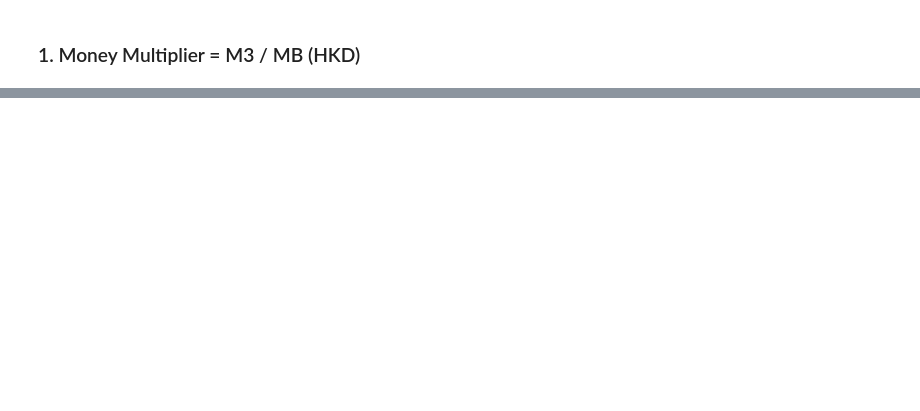
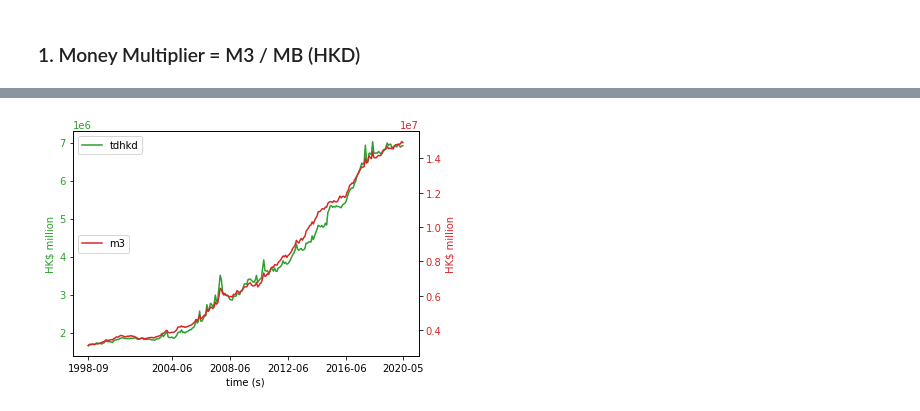
Before and after one commit to cyywu/FintechColab, a Jupyter notebook: colab/Financial_Data_Visualizer.ipynb, the cells around one changed output, grey strips where cells are left out. Cells and saved outputs as stored; diff of their text form; code cells hidden in the pictures; blank space fills up the shorter version.

```diff
--- a/colab/Financial_Data_Visualizer.ipynb
+++ b/colab/Financial_Data_Visualizer.ipynb
@@ -172,0 +175,97 @@ MM()
+# %%
+# ---------------- 2. Total deposits & M3 (HKD) ----------------
+def get_TD_from_HKMA():
+    # Monetary Supply-Ddjusted
+    url = 'https://api.hkma.gov.hk/public/market-data-and-statistics/monthly-statistical-bulletin/banking/customer-deposits-by-currency?choose=end_of_month&from=1998-09&to=no&sortby=end_of_month&sortorder=asc'
+
+    # retrieve data from hkma api, 100 entries per call, untill every data are retrieveed
+    records = []
+    offset = 0
+    while True:
+        with urllib.request.urlopen(url+"&offset="+str(offset), context=context) as req:
+            data = json.loads(req.read().decode())
+            records += data['result']['records']
+        if data['result']['datasize'] <= 0:
+            break
+        else:
+            offset += 100
+
+    # now data retrieved from hkma are stored in 'records' in a chronological order
+    return records
+
+
+def TDHKD():
+    msa_records = get_MSA_from_HKMA()
+    td_records = get_TD_from_HKMA()  # deposits_hkd
+
+    syncLength = min(len(td_records), len(msa_records))
+    td_records = td_records[:syncLength]  # deposits_hkd
+    msa_records = msa_records[:syncLength]  # m3_total
+
+    formatted_X = []
+    formatted_tdhkd_Y = []
+    formatted_m3_total_Y = []
+
+    for i in range(syncLength):
+        end_of_month = msa_records[i]['end_of_month']
+        if(not msa_records[i]['end_of_month'] == td_records[i]['end_of_month']):
+            print("something wrong here, please check")  # date sync check
+
+        formatted_X += [end_of_month]
+        formatted_m3_total_Y += [msa_records[i]['m3_total']]
+        formatted_tdhkd_Y += [td_records[i]['deposits_hkd']]
+
+    # Plot tdhkd and m3
+    fig, ax1 = plt.subplots()
+
+    color = 'tab:green'
+    ax1.set_xlabel("End of month")
+    ax1.set_ylabel("HK$ million", color=color)
+    ax1.set_xlabel('time (s)')
+    ax1.plot(formatted_X, formatted_tdhkd_Y, color=color, label="tdhkd")
+    ax1.tick_params(axis='y', labelcolor=color)
+
+    ax1.set_xticks([formatted_X[-1], '2016-06', '2012-06',
+                '2008-06', '2004-06', '1998-09'])
+
+    ax2 = ax1.twinx()  # instantiate a second axes that shares the same x-axis
+
+    color = 'tab:red'
+    ax2.set_ylabel("HK$ million", color=color)
+    ax2.plot(formatted_X, formatted_m3_total_Y, color=color, label="m3")
+    ax2.tick_params(axis='y', labelcolor=color)
+
+    fig.tight_layout()  # otherwise the right y-label is slightly clipped
+    ax2.set_xticks([formatted_X[-1], '2016-06', '2012-06',
+                '2008-06', '2004-06', '1998-09'])
+
+    ax1.legend(loc='upper left')
+    ax2.legend(loc='center left')
+
+    plt.show()
+
+    # Plot tdhkd
+    plt.plot(formatted_X, formatted_tdhkd_Y, color='green',
+             linewidth=4, alpha=0.7, label="m3")
+    plt.title("Total deposits (HKD)")
+    plt.xlabel("End of month")
+    plt.ylabel("HK$ million")
+    plt.xticks([formatted_X[-1], '2016-06', '2012-06',
+                '2008-06', '2004-06', '1998-09'])
+    plt.legend(loc='upper left')
+    plt.show()
+
+    # Plot m3
+    plt.plot(formatted_X, formatted_m3_total_Y, color='red',
+             linewidth=4, alpha=0.7, label="m3")
+    plt.title("M3 Total")
+    plt.xlabel("End of month")
+    plt.ylabel("HK$ million")
+    plt.xticks([formatted_X[-1], '2016-06', '2012-06',
+                '2008-06', '2004-06', '1998-09'])
+    plt.legend(loc='upper left')
+    plt.show()
+
+TDHKD()
+# %% [output]
+[figure, added]
```
Also changed, not shown: parts of 4 cells of this notebook, 2 other files.
